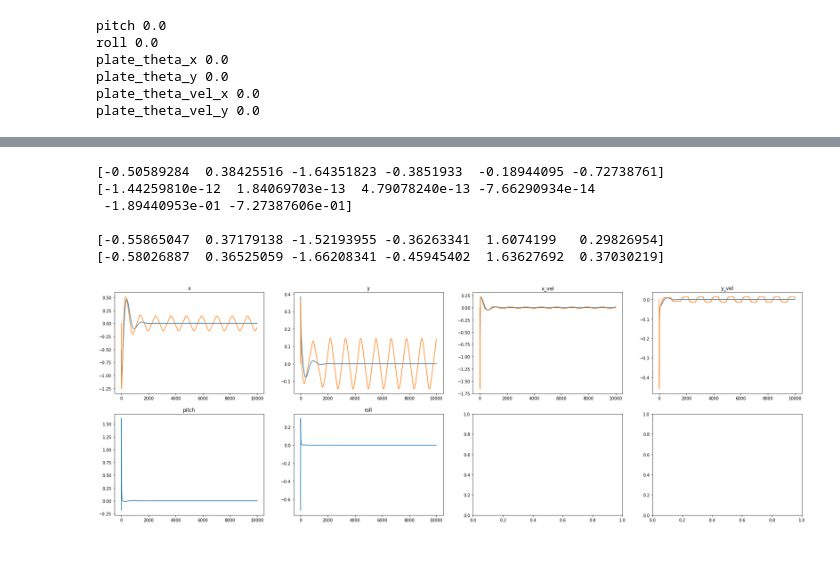
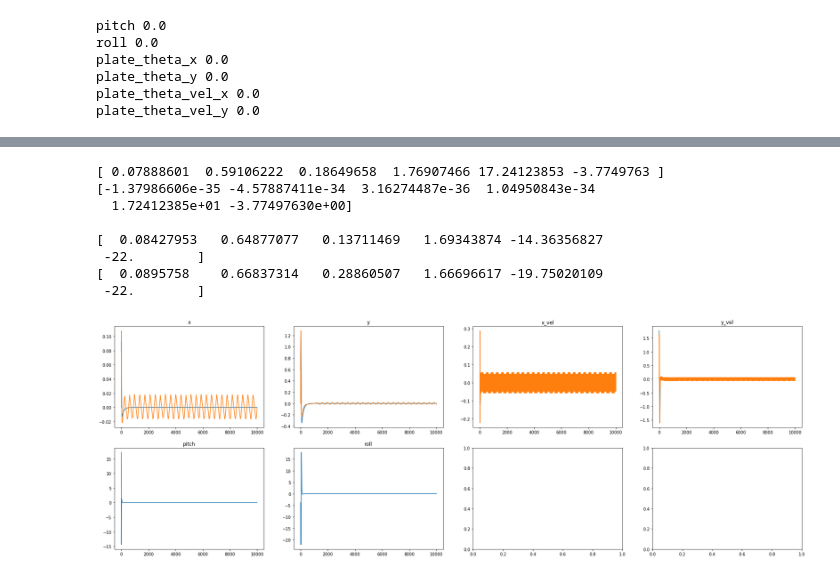
Before and after one commit to polzounov/moab-sim, a Jupyter notebook: moabsim-compare.ipynb, the cells around one changed output, grey strips where cells are left out. Cells and saved outputs as stored; diff of their text form; code cells hidden in the pictures.

```diff
--- a/moabsim-compare.ipynb
+++ b/moabsim-compare.ipynb
@@ -381,7 +376,7 @@ def moab_model_new(
     ball_shell=0.0002,
     **kwargs
 ) -> np.ndarray:
-    action = np.asarray(action) * np.radians(22)
+    # action = np.radians(np.asarray(action))
     # fmt: off
     r = ball_radius
     h = ball_radius - ball_shell  # hollow radius
@@ -405,7 +400,13 @@ def moab_model_new(
     next_state = A @ state + B @ action  # x_t+1 = Ax_t + Bu_t
     return next_state
 # %%
-def pid_controller(Kp=0.155, Ki=0.00103, Kd=0.930, **kwargs):
+def pid_controller(
+    Kp=75,  # Proportional coefficient
+    Ki=0.5,  # Integral coefficient
+    Kd=45,  # Derivative coefficient
+    # Kp=3.41, Ki=0.02266, Kd=20.46,
+    **kwargs
+):
     sum_x, sum_y = 0, 0
 
     def next_action(x, y, vel_x, vel_y):
@@ -417,9 +418,8 @@ def pid_controller(Kp=0.155, Ki=0.00103, Kd=0.930, **kwargs):
         action_y = Kp * y + Ki * sum_y + Kd * vel_y
         action = np.array([-action_x, -action_y])
 
-        return action  # np.clip(action, -1, 1)
-        # pitch, roll = np.radians(action) # np.clip(action, -22, 22))
-        # return pitch, roll
+        pitch, roll = np.clip(action, -22, 22)  # np.radians(action) #
+        return pitch, roll
 
     return next_action
 # %%
@@ -473,6 +473,7 @@ for i in range(n):
     state_hist_old[i, :] = x, y, x_vel, y_vel, pitch, roll
 
     pitch, roll = -roll, pitch  # roll, -pitch
+    pitch, roll = pitch, roll
     mm_old.pitch, mm_old.roll = pitch, roll
     mm_old.step()
 
@@ -499,36 +500,38 @@ print(state_hist_old[1, :])
 
 fig, axes = plt.subplots(2, 4, figsize=(30, 10))
 
 axes[0][0].plot(np.arange(n), state_hist[:, 0])
 axes[0][0].plot(np.arange(n), state_hist_old[:, 0])
 axes[0][0].set_title("x")
 
 axes[0][1].plot(np.arange(n), state_hist[:, 1])
 axes[0][1].plot(np.arange(n), state_hist_old[:, 1])
 axes[0][1].set_title("y")
 
 axes[0][2].plot(np.arange(n), state_hist[:, 2])
 axes[0][2].plot(np.arange(n), state_hist_old[:, 2])
 axes[0][2].set_title("x_vel")
 
 axes[0][3].plot(np.arange(n), state_hist[:, 3])
 axes[0][3].plot(np.arange(n), state_hist_old[:, 3])
 axes[0][3].set_title("y_vel")
 
 axes[1][0].plot(np.arange(n), state_hist[:, 4])
 # axes[1][0].plot(np.arange(n), state_hist_old[:, 4])
 axes[1][0].set_title("pitch")
 
 axes[1][1].plot(np.arange(n), state_hist[:, 5])
 # axes[1][1].plot(np.arange(n), state_hist_old[:, 5])
 axes[1][1].set_title("roll")
 
 plt.show()
 # %% [output]
-[-0.50589284  0.38425516 -1.64351823 -0.3851933  -0.18944095 -0.72738761]
-[-1.44259810e-12  1.84069703e-13  4.79078240e-13 -7.66290934e-14
- -1.89440953e-01 -7.27387606e-01]
+[ 0.07888601  0.59106222  0.18649658  1.76907466 17.24123853 -3.7749763 ]
+[-1.37986606e-35 -4.57887411e-34  3.16274487e-36  1.04950843e-34
+  1.72412385e+01 -3.77497630e+00]
 
-[-0.55865047  0.37179138 -1.52193955 -0.36263341  1.6074199   0.29826954]
-[-0.58026887  0.36525059 -1.66208341 -0.45945402  1.63627692  0.37030219]
+[  0.08427953   0.64877077   0.13711469   1.69343874 -14.36356827
+ -22.        ]
+[  0.0895758    0.66837314   0.28860507   1.66696617 -19.75020109
+ -22.        ]
-[figure, old version]
+[figure, new version]
```
Also changed, not shown: parts of 8 cells of this notebook, 4 other files.
